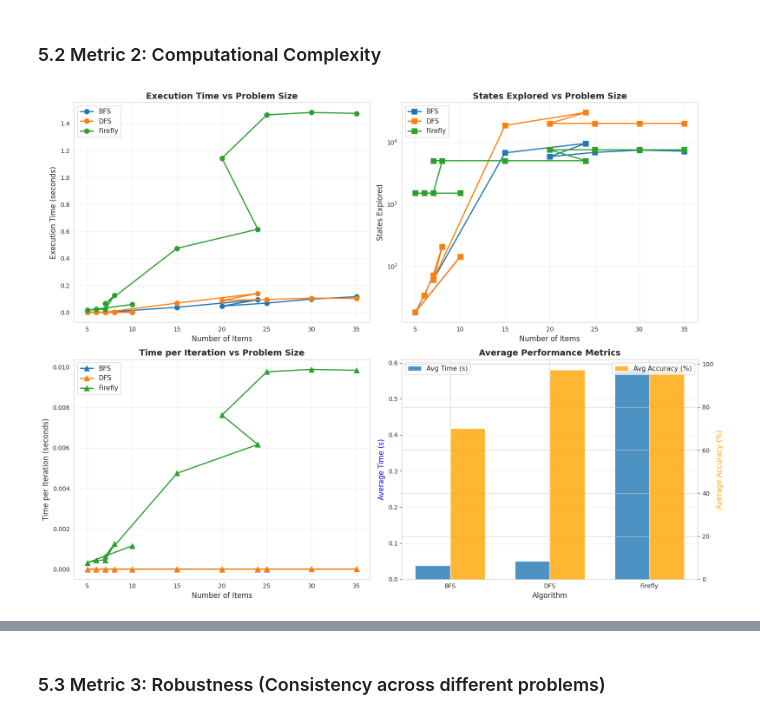
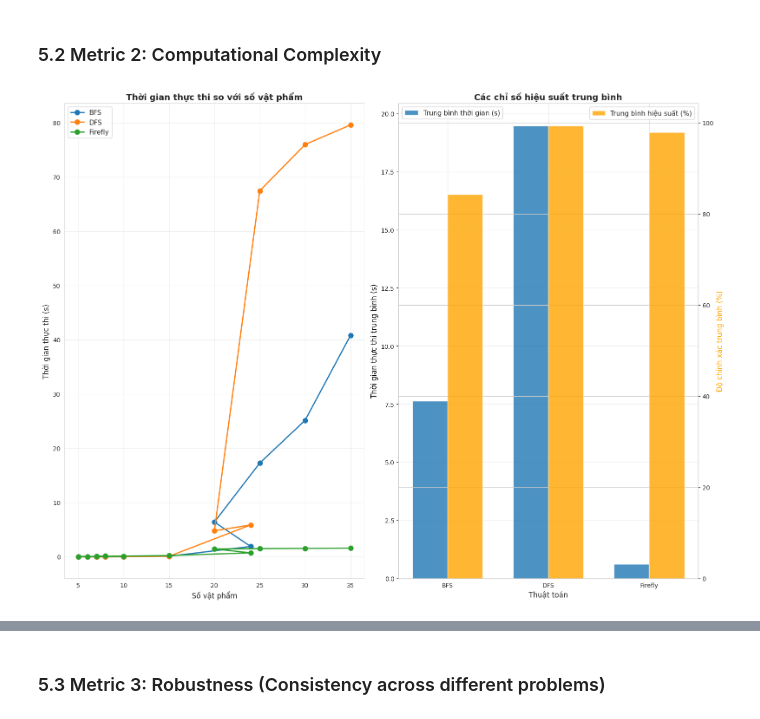
Before and after one commit to p1neapplechoco/search-algo, a Jupyter notebook: notebooks/knapsack_traditional_vs_firefly.ipynb, the cells around one changed output, grey strips where cells are left out. Drawn from its saved outputs; the diff is of its cells as text; code cells hidden in the pictures.

```diff
--- a/notebooks/knapsack_traditional_vs_firefly.ipynb
+++ b/notebooks/knapsack_traditional_vs_firefly.ipynb
@@ -299,8 +299,8 @@ def run_comparison(problem_numbers, algorithms_config):
 small_problems = [1, 2, 3, 4]  # Problems with fewer items
 
 algorithms_config = {
-    "BFS": {"max_iterations": 50000},
-    "DFS": {"max_iterations": 50000},
+    "BFS": {"max_iterations": 1000000},
+    "DFS": {"max_iterations": 1000000},
     "Firefly": {
         "num_fireflies": 30,
         "num_generations": 50,
@@ -340,8 +340,8 @@ Running BFS...
 medium_problems = [5, 6, 7, 8]
 
 algorithms_config_medium = {
-    "BFS": {"max_iterations": 30000},
-    "DFS": {"max_iterations": 30000},
+    "BFS": {"max_iterations": 1000000},
+    "DFS": {"max_iterations": 1000000},
     "Firefly": {
         "num_fireflies": 50,
         "num_generations": 100,
@@ -381,8 +381,8 @@ Running BFS...
 large_problems = [11, 12, 13, 14]
 
 algorithms_config_large = {
-    "BFS": {"max_iterations": 20000},
-    "DFS": {"max_iterations": 20000},
+    "BFS": {"max_iterations": 10000000},
+    "DFS": {"max_iterations": 10000000},
     "Firefly": {
         "num_fireflies": 50,
         "num_generations": 150,
@@ -508,10 +509,10 @@ for prob in [4, 7, 10]:
 ### 5.2 Metric 2: Computational Complexity
 # %%
 # Compare computational metrics
-fig, axes = plt.subplots(2, 2, figsize=(16, 12))
+fig, axes = plt.subplots(1, 2, figsize=(16, 12))
 
 # Plot 1: Execution Time vs Problem Size
-ax1 = axes[0, 0]
+ax1 = axes[0]
 for algo in all_results["Algorithm"].unique():
     algo_data = all_results[all_results["Algorithm"] == algo]
     ax1.plot(
@@ -523,92 +524,57 @@ for algo in all_results["Algorithm"].unique():
         markersize=8,
     )
 
-ax1.set_xlabel("Number of Items", fontsize=12)
-ax1.set_ylabel("Execution Time (seconds)", fontsize=12)
-ax1.set_title("Execution Time vs Problem Size", fontsize=14, fontweight="bold")
+ax1.set_xlabel("Số vật phẩm", fontsize=12)
+ax1.set_ylabel("Thời gian thực thi (s)", fontsize=12)
+ax1.set_title("Thời gian thực thi so với số vật phẩm", fontsize=14, fontweight="bold")
 ax1.legend(fontsize=11)
 ax1.grid(True, alpha=0.3)
 
-# Plot 2: States Explored vs Problem Size
-ax2 = axes[0, 1]
-for algo in all_results["Algorithm"].unique():
-    algo_data = all_results[all_results["Algorithm"] == algo]
-    ax2.plot(
-        algo_data["Num Items"],
-        algo_data["States Explored"],
-        marker="s",
-        label=algo,
-        linewidth=2,
-        markersize=8,
-    )
 
-ax2.set_xlabel("Number of Items", fontsize=12)
-ax2.set_ylabel("States Explored", fontsize=12)
-ax2.set_title("States Explored vs Problem Size", fontsize=14, fontweight="bold")
-ax2.legend(fontsize=11)
-ax2.grid(True, alpha=0.3)
-ax2.set_yscale("log")
-
-# Plot 3: Time per Iteration
-ax3 = axes[1, 0]
-all_results["Time per Iteration"] = all_results["Time (s)"] / all_results["Iterations"]
-for algo in all_results["Algorithm"].unique():
-    algo_data = all_results[all_results["Algorithm"] == algo]
-    ax3.plot(
-        algo_data["Num Items"],
-        algo_data["Time per Iteration"],
-        marker="^",
-        label=algo,
-        linewidth=2,
-        markersize=8,
-    )
-
-ax3.set_xlabel("Number of Items", fontsize=12)
-ax3.set_ylabel("Time per Iteration (seconds)", fontsize=12)
-ax3.set_title("Time per Iteration vs Problem Size", fontsize=14, fontweight="bold")
-ax3.legend(fontsize=11)
-ax3.grid(True, alpha=0.3)
-
-# Plot 4: Bar chart comparison for average metrics
-ax4 = axes[1, 1]
+# Plot 2: Bar chart comparison for average metrics
+ax4 = axes[1]
 avg_metrics = (
     all_results.groupby("Algorithm")
     .agg({"Time (s)": "mean", "Accuracy (%)": "mean"})
     .reset_index()
 )
 
 x = np.arange(len(avg_metrics))
 width = 0.35
 
 bars1 = ax4.bar(
-    x - width / 2, avg_metrics["Time (s)"], width, label="Avg Time (s)", alpha=0.8
+    x - width / 2,
+    avg_metrics["Time (s)"],
+    width,
+    label="Trung bình thời gian (s)",
+    alpha=0.8,
 )
 ax4_twin = ax4.twinx()
 bars2 = ax4_twin.bar(
     x + width / 2,
     avg_metrics["Accuracy (%)"],
     width,
-    label="Avg Accuracy (%)",
+    label="Trung bình hiệu suất (%)",
     alpha=0.8,
     color="orange",
 )
 
-ax4.set_xlabel("Algorithm", fontsize=12)
-ax4.set_ylabel("Average Time (s)", fontsize=12, color="blue")
-ax4_twin.set_ylabel("Average Accuracy (%)", fontsize=12, color="orange")
-ax4.set_title("Average Performance Metrics", fontsize=14, fontweight="bold")
+ax4.set_xlabel("Thuật toán", fontsize=12)
+ax4.set_ylabel("Thời gian thực thi trung bình (s)", fontsize=12, color="black")
+ax4_twin.set_ylabel("Độ chính xác trung bình (%)", fontsize=12, color="orange")
+ax4.set_title("Các chỉ số hiệu suất trung bình", fontsize=14, fontweight="bold")
 ax4.set_xticks(x)
 ax4.set_xticklabels(avg_metrics["Algorithm"])
 ax4.legend(loc="upper left", fontsize=11)
 ax4_twin.legend(loc="upper right", fontsize=11)
 ax4.grid(True, alpha=0.3, axis="y")
 
 plt.tight_layout()
 plt.show()
 
 print("\nAverage Performance Metrics:")
 print(avg_metrics.to_string(index=False))
 # %% [output]
-[figure, old version]
+[figure, new version]
 Average Performance Metrics:
 Algorithm  Time (s)  Accuracy (%)
```
Also changed, not shown: parts of 10 cells of this notebook, 21 other files.
